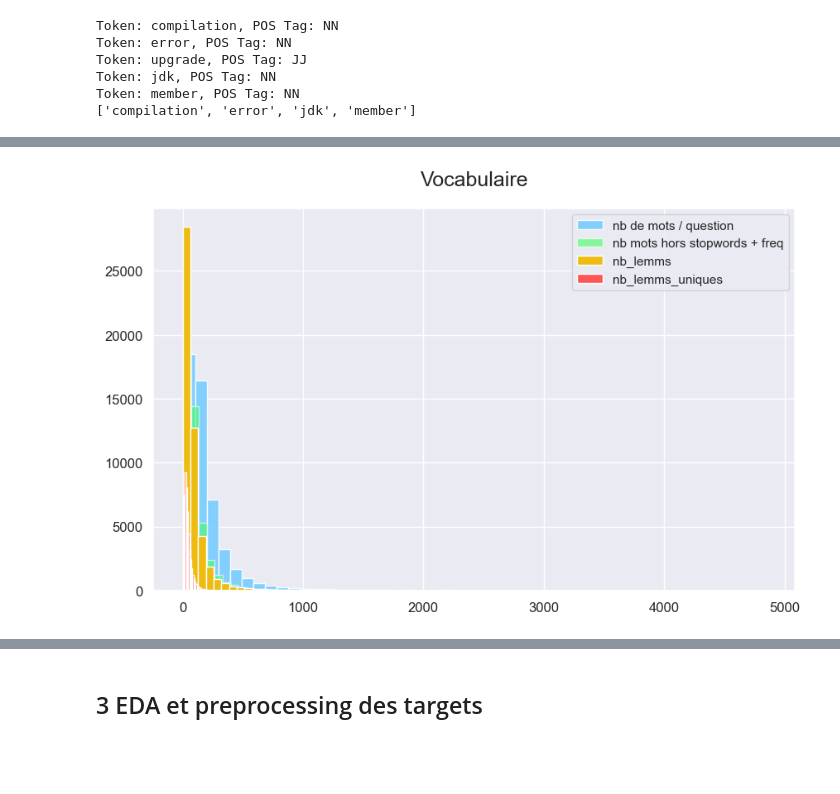
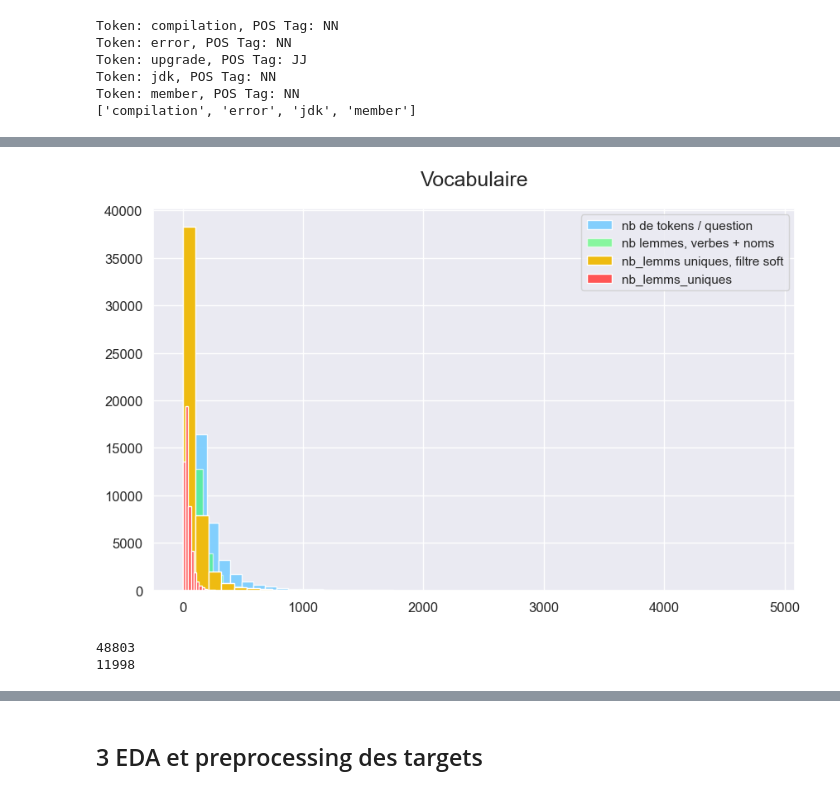
Before and after one commit to Kiwinokoto/ML_student, a Jupyter notebook: notebooks/Oudelet_Kevin_1_notebook_exploration_271123.ipynb, the cells around one changed output, grey strips where cells are left out. Cells and saved outputs as stored; diff of their text form; code cells hidden in the pictures; blank space fills up the shorter version.

Commit message:
frequences corpus spacy

```diff
--- a/notebooks/Oudelet_Kevin_1_notebook_exploration_271123.ipynb
+++ b/notebooks/Oudelet_Kevin_1_notebook_exploration_271123.ipynb
@@ -944,6 +930,19 @@ call: 7406
 # ask mentor
 
 def get_forbidden_tokens(lim_max=50000, lim_min=4):
+    """
+    Get a set of forbidden tokens based on frequency thresholds and stop words.
+
+    Parameters:
+    - lim_max (int, optional): The upper frequency limit for tokens. Tokens with a frequency
+      equal to or above this limit will be considered too frequent. Default is 50000.
+    - lim_min (int, optional): The lower frequency limit for tokens. Tokens with a frequency
+      equal to or below this limit will be considered too rare. Default is 4.
+
+    Returns:
+    set: A set containing forbidden tokens, which includes stop words, tokens exceeding
+    the upper frequency limit, and tokens falling below the lower frequency limit.
+    """
     too_frequent_tokens = [token for token, frequency in list(sorted_token_frequencies.items()) if frequency >= lim_max]
     too_rare_tokens = [token for token, frequency in list(sorted_token_frequencies.items()) if frequency <= lim_min]
 
@@ -1243,5 +1272,6 @@ Token: member, POS Tag: NN
 # %%
-# Repartons sur un nouveau dataframe
-questions_tags = raw_questions_tags[['title_tokens', 'nb_tokens_title',
+# Repartons sur un nouveau dataframe "propre"
+questions_tags = raw_questions_tags[['title', 'body',
+                                     'title_tokens', 'nb_tokens_title',
                                      'body_tokens', 'nb_tokens_body', 'tags']].copy()
 # %%
@@ -1327,6 +1357,15 @@ questions_tags['nb_lemms_body_hard'] = questions_tags['body_lemms_hard'].apply(l
 # Au final, le filtrage / la frequence a ete repousse juste avant cette etape.
 
 def preprocess_4_keep_uniques_only(liste_tokens):
+    """
+    Keep only unique tokens in a list, removing duplicates.
+
+    Parameters:
+    - liste_tokens (list): A list of tokens.
+
+    Returns:
+    list: A list containing only unique tokens, preserving the order of the first occurrence.
+    """
     seen_tokens = set()
     unique_tokens = []
 
@@ -1337,7 +1376,7 @@ def preprocess_4_keep_uniques_only(liste_tokens):
 
     return unique_tokens
 
-# Apply the preprocessing function to body
-questions_tags['body_lemms_uniques_soft'] = questions_tags['body_lemms_soft'].parallel_apply(preprocess_4_keep_uniques_only)
+# Apply the preprocessing function to title
+questions_tags['title_lemms_uniques_soft'] = questions_tags['title_lemms_soft'].parallel_apply(preprocess_4_keep_uniques_only)
 
-questions_tags['nb_lemms_uniques_body_soft'] = questions_tags['body_lemms_uniques_soft'].apply(len)
+questions_tags['nb_lemms_uniques_title_soft'] = questions_tags['title_lemms_uniques_soft'].apply(len)
@@ -1388,38 +1427,48 @@ display(questions_tags)
 # %%
 fig, ax = plt.subplots(figsize=(10, 6))
 
 # Plotting 'nb_mots'
-questions_tags['nb_tokens_body'].hist(density=False, bins=50, ax=ax, color='#7cf', alpha=0.9, label='nb de mots / question')
+questions_tags['nb_tokens_body'].hist(density=False, bins=50, ax=ax, color='#7cf', alpha=0.9, label='nb de tokens / question')
 
 # Plotting 'nb_mots non stopwords'
-questions_tags['nb_lemms_body'].hist(density=False, bins=50, color='#4f6', ax=ax,
-                                                          alpha=0.6, label='nb mots hors stopwords + freq')
+questions_tags['nb_lemms_body'].hist(density=False, bins=40, color='#4f6', ax=ax,
+                                                          alpha=0.6, label='nb lemmes, verbes + noms')
 
 # Plotting 'lemms'
-questions_tags['nb_lemms_body_soft'].hist(density=False, bins=50, color='#eb1', ax=ax,
-                                                          alpha=1.0, label='nb_lemms')
+questions_tags['nb_lemms_body_soft'].hist(density=False, bins=30, color='#eb1', ax=ax,
+                                                          alpha=1.0, label='nb_lemms uniques, filtre soft')
 
 # Plotting 'lemms uniques'
-questions_tags['nb_lemms_uniques_body_soft'].hist(density=False, bins=50, color='#f55', ax=ax,
+questions_tags['nb_lemms_uniques_body_soft'].hist(density=False, bins=20, color='#f55', ax=ax,
                                                           alpha=1.0, label='nb_lemms_uniques')
 
 plt.title('Vocabulaire', pad=20, fontsize=18)
 plt.xticks(fontsize=12)
 plt.yticks(fontsize=12)
 
 ax.legend()
 
 plt.show()
 
 # On voit une petite différence !
 # %% [output]
-[figure, old version]
+[figure, new version]
 # %%
-# Extract tokens from the 'tokens_uniques' column
-all_lemms = set(([token for tokens_list in raw_questions_tags['title_lemms_uniques'] for token in tokens_list]
-                 + [token for tokens_list in raw_questions_tags['body_lemms_uniques'] for token in tokens_list]))
+# Extract tokens from the 'lemms_uniques' column
+all_lemms_soft = set(([token for tokens_list in questions_tags['title_lemms_uniques_soft'] for token in tokens_list]
+                 + [token for tokens_list in questions_tags['body_lemms_uniques_soft'] for token in tokens_list]))
 
-print(len(all_lemms))
-# Notre corpus a été divisé par 8 environ.
+print(len(all_lemms_soft))
+# Notre corpus a été divisé par 7-8 environ.
+
+# Extract tokens from the 'lemms_uniques' column
+all_lemms_hard = set(([token for tokens_list in questions_tags['title_lemms_uniques_hard'] for token in tokens_list]
+                 + [token for tokens_list in questions_tags['body_lemms_uniques_hard'] for token in tokens_list]))
+
+print(len(all_lemms_hard))
+# Notre corpus a été divisé par 30 environ.
+# %% [output]
+48803
+11998
 # %%
 # Corpus de départ
```
Also changed, not shown: parts of 86 cells of this notebook.
